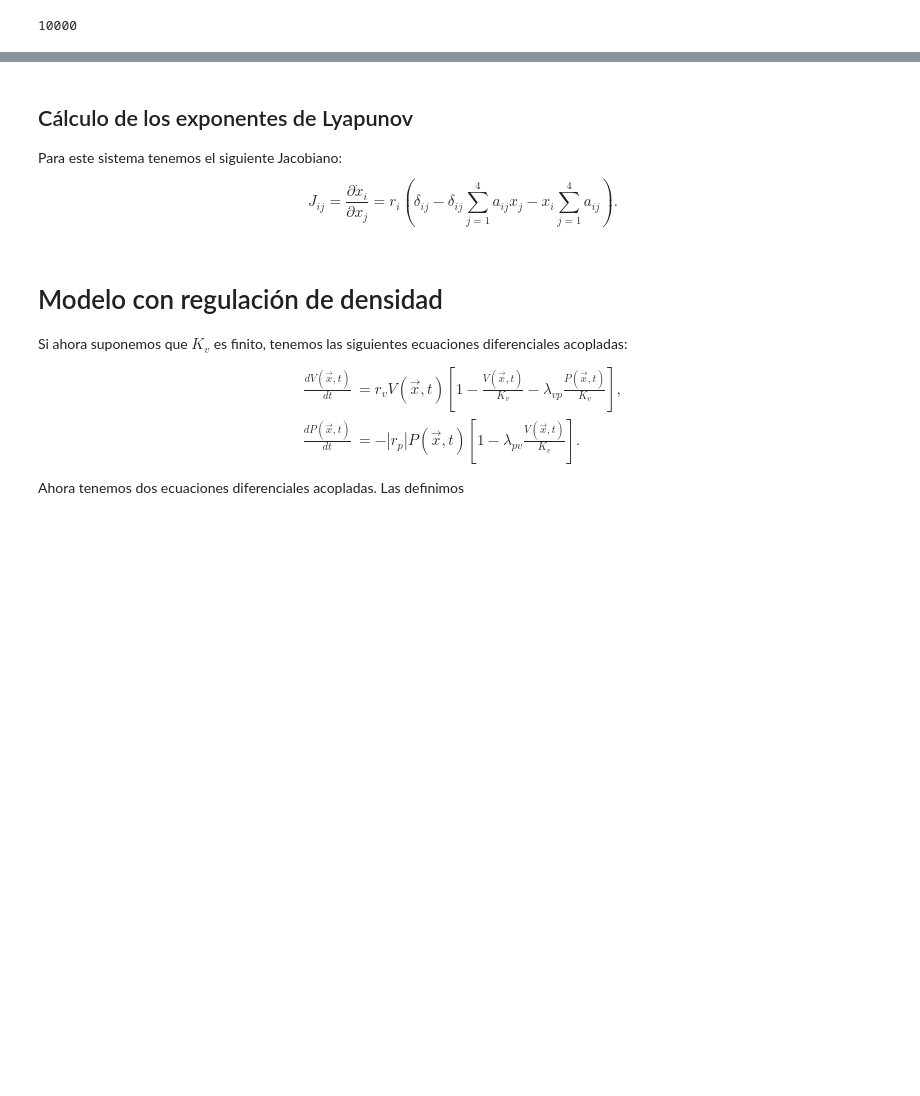
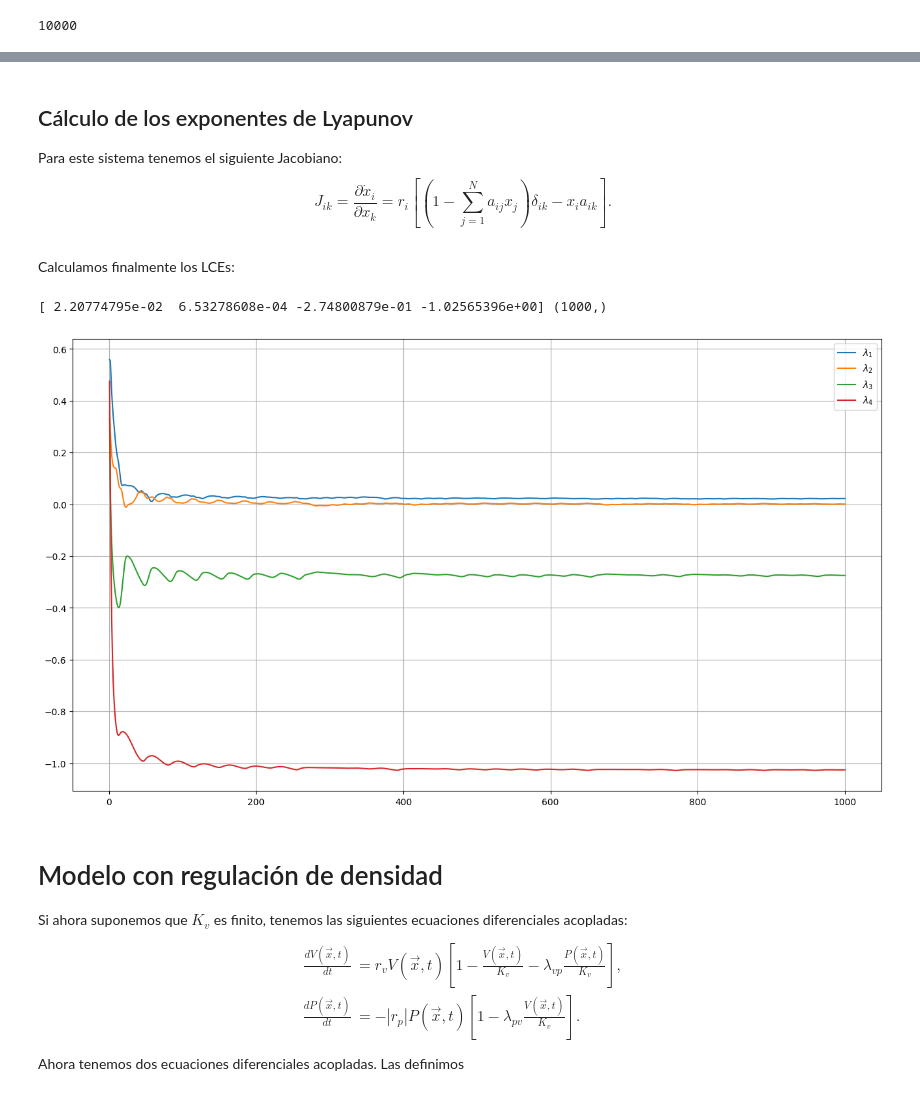
Before and after one commit to jenriquezafra/TFG, a Jupyter notebook: Draft_L-V.ipynb, the cells around one changed output, grey strips where cells are left out. Saved outputs shown, nothing was run; the diff lists cells and outputs as text; code cells hidden in the pictures; blank space fills up the shorter version.

```diff
--- a/Draft_L-V.ipynb
+++ b/Draft_L-V.ipynb
@@ -101,5 +100,5 @@ plt.show()
 ## Cálculo de los exponentes de Lyapunov
 Para este sistema tenemos el siguiente Jacobiano:
 $$
-J_{ij}=\frac{\partial \dot x_i}{\partial x_j} = r_i\left( \delta_{ij}-\delta_{ij}\sum_{j=1}^4 a_{ij}x_j - x_i\sum_{j=1}^4 a_{ij} \right).
+J_{ik}=\frac{\partial \dot x_i}{\partial x_k} = r_i\left[\left( 1-\sum_{j=1}^Na_{ij}x_j \right)\delta_{ik} -x_ia_{ik} \right].
 $$
@@ -106,3 +247,23 @@ $$
+# %% [markdown]
+Calculamos finalmente los LCEs:
+# %%
+
+LCEs = compute_LCEs(x0, r, a, t_span, n_subdiv=1000, max_step=0.1)
+print(LCEs[0], (LCEs[2][:,1]).shape)
+# %% [output]
+[ 2.20774795e-02  6.53278608e-04 -2.74800879e-01 -1.02565396e+00] (1000,)
+# %%
+plt.figure(figsize=(16, 9))
+
+plt.plot(LCEs[1], LCEs[2][:,0], label=f'$\lambda_1$')
+plt.plot(LCEs[1], LCEs[2][:,1], label=f'$\lambda_2$')
+plt.plot(LCEs[1], LCEs[2][:,2], label=f'$\lambda_3$')
+plt.plot(LCEs[1], LCEs[2][:,3], label=f'$\lambda_4$')
+plt.legend()
+plt.grid()
+plt.show()
+# %% [output]
+[figure, added]
 # %% [markdown]
 # Modelo con regulación de densidad
 Si ahora suponemos que $K_v$ es finito, tenemos las siguientes ecuaciones diferenciales acopladas:
```
Also changed, not shown: parts of 6 cells of this notebook.
